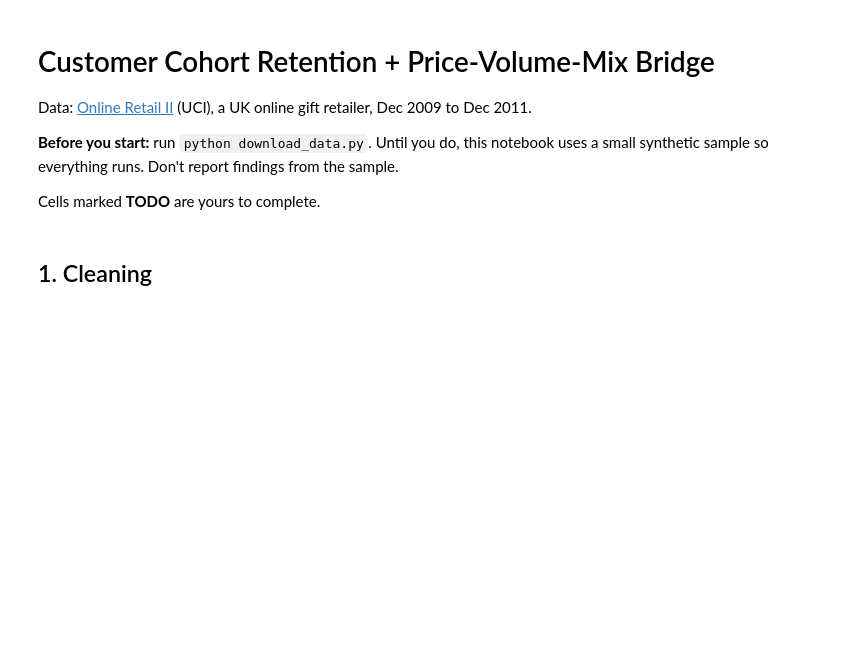
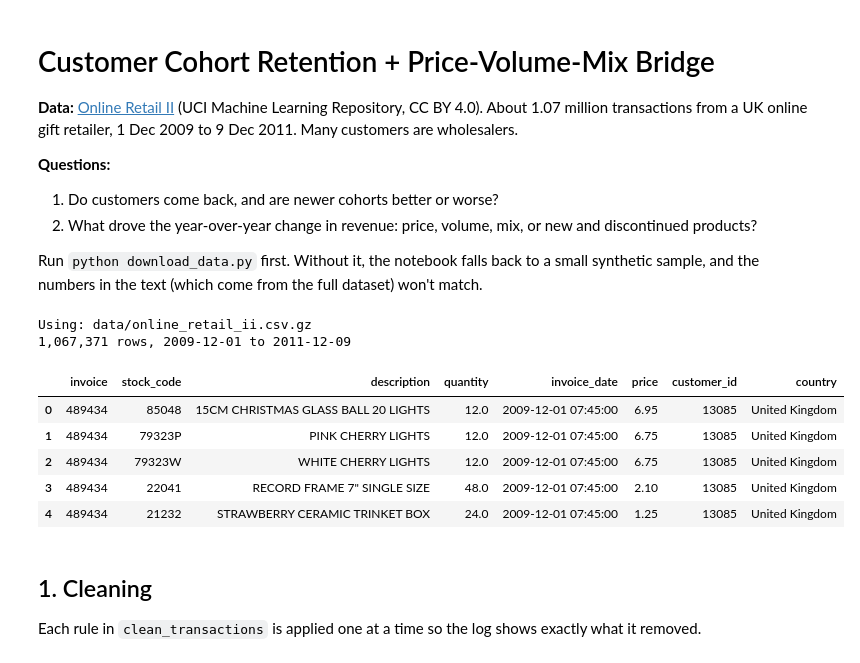
Before and after one commit to franklinaziegbe/data-portfolio, a Jupyter notebook: cohort-retention-pvm/analysis.ipynb, the cells around one changed output. Saved outputs shown, nothing was run; the diff lists cells and outputs as text; code cells hidden in the pictures; blank space fills up the shorter version.

```diff
--- a/cohort-retention-pvm/analysis.ipynb
+++ b/cohort-retention-pvm/analysis.ipynb
@@ -1,28 +1,42 @@
 # %% [markdown]
 # Customer Cohort Retention + Price-Volume-Mix Bridge
 
-Data: [Online Retail II](https://doi.org/10.24432/C5CG6D) (UCI), a UK online gift retailer, Dec 2009 to Dec 2011.
+**Data:** [Online Retail II](https://doi.org/10.24432/C5CG6D) (UCI Machine Learning Repository, CC BY 4.0). About 1.07 million transactions from a UK online gift retailer, 1 Dec 2009 to 9 Dec 2011. Many customers are wholesalers.
 
-**Before you start:** run `python download_data.py`. Until you do, this notebook uses a small synthetic sample so everything runs. Don't report findings from the sample.
+**Questions:**
+1. Do customers come back, and are newer cohorts better or worse?
+2. What drove the year-over-year change in revenue: price, volume, mix, or new and discontinued products?
 
-Cells marked **TODO** are yours to complete.
+Run `python download_data.py` first. Without it, the notebook falls back to a small synthetic sample, and the numbers in the text (which come from the full dataset) won't match.
 # %%
 from pathlib import Path
 import pandas as pd
 import numpy as np
 import matplotlib.pyplot as plt
-from retail import load_transactions, clean_transactions, add_cohorts, retention_table, pvm_bridge
+from retail import load_transactions, clean_transactions, find_reversed_sales, add_cohorts, retention_table, pvm_bridge
 
+pd.set_option("display.width", 200)
 REAL = Path("data/online_retail_ii.csv.gz")
 SAMPLE = Path("data/sample_transactions.csv")
 DATA_PATH = REAL if REAL.exists() else SAMPLE
 print("Using:", DATA_PATH, "(SYNTHETIC SAMPLE)" if DATA_PATH == SAMPLE else "")
 
 raw = load_transactions(DATA_PATH)
 print(f"{len(raw):,} rows, {raw['invoice_date'].min():%Y-%m-%d} to {raw['invoice_date'].max():%Y-%m-%d}")
 raw.head()
+# %% [output]
+Using: data/online_retail_ii.csv.gz
+1,067,371 rows, 2009-12-01 to 2011-12-09
+|  | invoice | stock_code | description | quantity | invoice_date | price | customer_id | country |
+| 0 | 489434 | 85048 | 15CM CHRISTMAS GLASS BALL 20 LIGHTS | 12.0 | 2009-12-01 07:45:00 | 6.95 | 13085 | United Kingdom |
+| 1 | 489434 | 79323P | PINK CHERRY LIGHTS | 12.0 | 2009-12-01 07:45:00 | 6.75 | 13085 | United Kingdom |
+| 2 | 489434 | 79323W | WHITE CHERRY LIGHTS | 12.0 | 2009-12-01 07:45:00 | 6.75 | 13085 | United Kingdom |
+| 3 | 489434 | 22041 | RECORD FRAME 7" SINGLE SIZE | 48.0 | 2009-12-01 07:45:00 | 2.10 | 13085 | United Kingdom |
+| 4 | 489434 | 21232 | STRAWBERRY CERAMIC TRINKET BOX | 24.0 | 2009-12-01 07:45:00 | 1.25 | 13085 | United Kingdom |
-# %% [markdown]
-## 1. Cleaning
+# %% [markdown]
+## 1. Cleaning
+
+Each rule in `clean_transactions` is applied one at a time so the log shows exactly what it removed.
 # %%
 df, cleaning_log = clean_transactions(raw)
 cleaning_log
```
Also changed, not shown: parts of 30 cells of this notebook, 15 other files.
